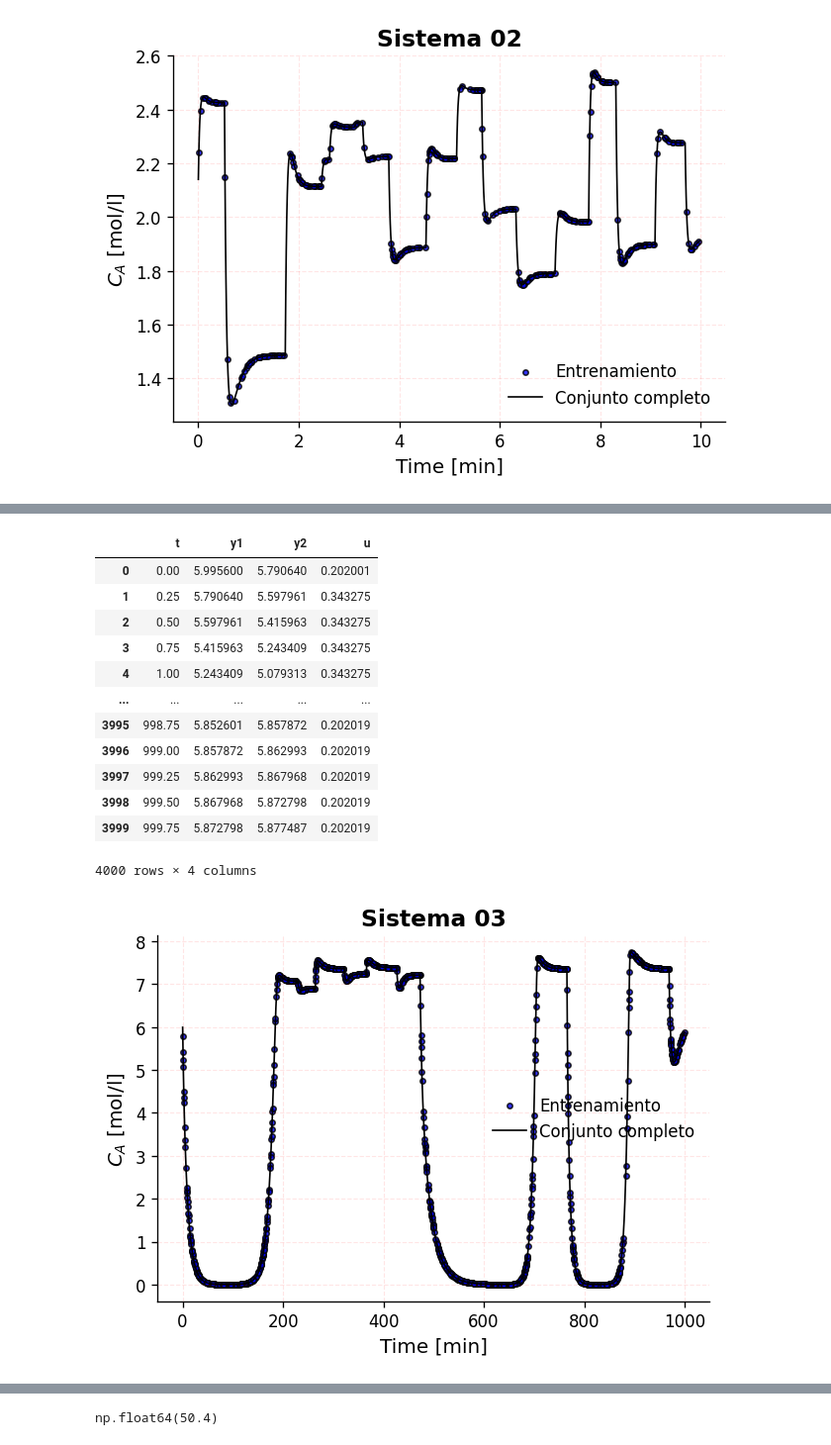
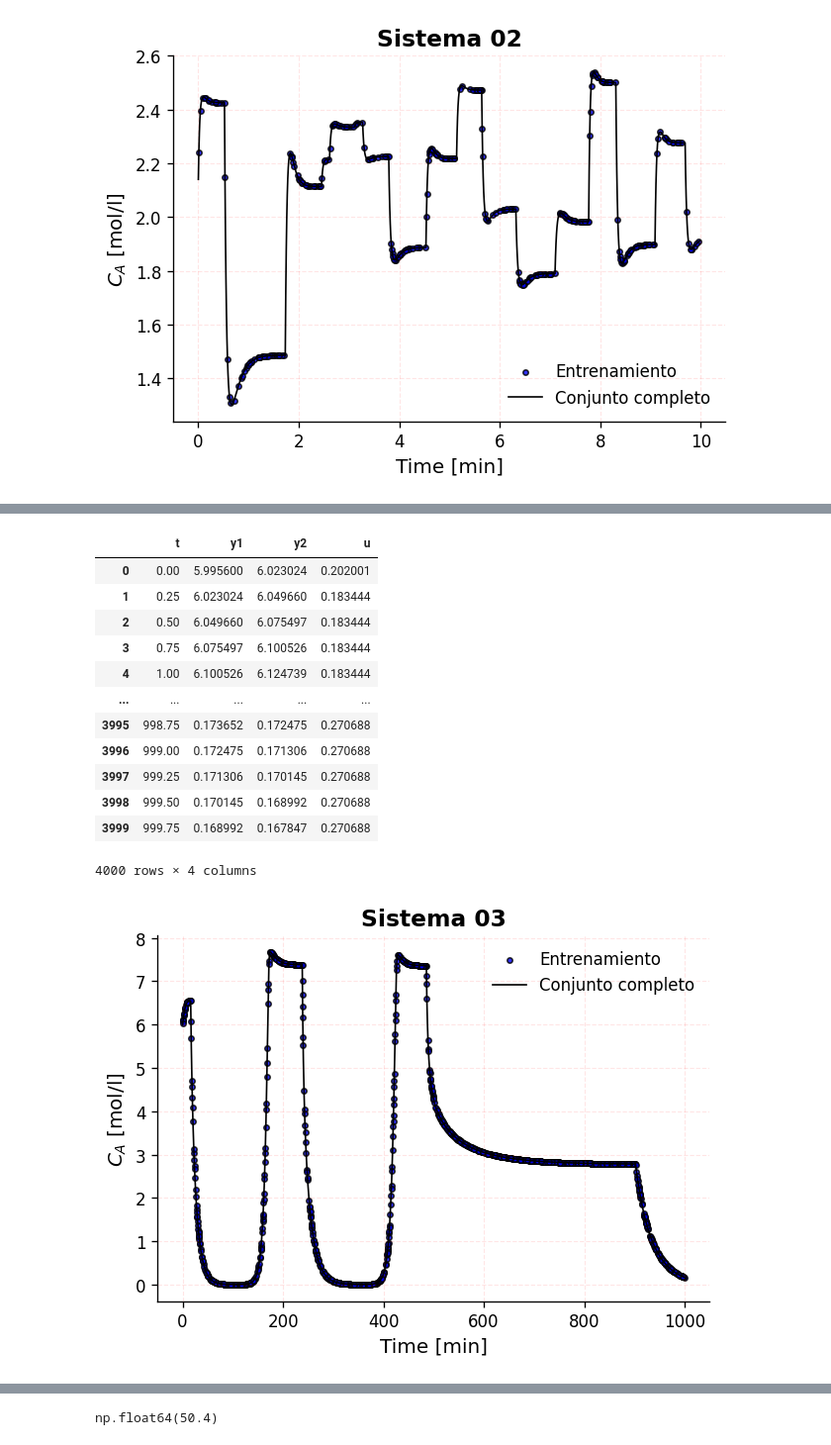
Before and after one commit to DrFaus/benckmark_nonlinear_systems, a Jupyter notebook: MedicionNoLinealidad/Nonlinear_Systems.ipynb, the cells around one changed output, grey strips where cells are left out. Shown at 99% size. Saved outputs shown, nothing was run; the diff lists cells and outputs as text; code cells hidden in the pictures.

```diff
--- a/MedicionNoLinealidad/Nonlinear_Systems.ipynb
+++ b/MedicionNoLinealidad/Nonlinear_Systems.ipynb
@@ -511,0 +810,6 @@ df
+# %%
+c, a, b = tuple(modelo.params)
+
+gs = arx1_to_Gs_analytic(a, b, 0.1)
+
+print(gs)
@@ -662,3 +1084,36 @@ df
 | 999 | 9.99 | 1.912773 | 1.913896 | 11.466696 |
 1000 rows × 4 columns
 [figure]
+# %%
+#@title Construncción del ARX
+
+## Importación y entrenamiento
+import statsmodels.api as sm
+x_constante = sm.add_constant(X_train[["y1", "u"]])
+modelo = sm.OLS(X_train["y2"], x_constante).fit()
+
+## Verificación
+yc = [y[0]]
+for i in range(df.shape[0] - 1):
+  x_iter = [1, yc[-1], u[i]]
+  yc.append(float(modelo.predict(x_iter)))
+df["arx"] = yc
+
+## Coeficiente de determinación
+from sklearn.metrics import r2_score
+r2 = r2_score(df["y2"], df["arx"])
+print(f'Coeficiente de determinación: {r2: 0.4f}\n')
+
+## Gráfico para comparar ARX con el modelo no lineal
+grafico_comparacion(
+    df["t"], df["y1"],
+    df["t"], df["arx"],
+    "Sistema 02",
+    "No lineal",
+    "Lineal",
+    "Time [min]",
+    "$C_A$ [mol/l]",
+    "system02_comparacion"
+    )
+
+df
@@ -719,8 +1275,9 @@ import pandas as pd
 from sklearn.model_selection import train_test_split
 
 import random
-semilla = 19
+# semilla = 19
 # semilla += 1
+semilla = 11
 random.seed(semilla)
 
 fun = system_03
@@ -749,41 +1306,41 @@ for iter in range(iteraciones):
     if iter == 0:
         qcr = qc + sigma * normalvariate();
     elif (contador > 10) and (abs(mean(y[iter-9:iter-3]) - mean(y[iter-2:iter-1])) < 0.0001):
         qcr = qc + sigma * normalvariate();
         contador = 0
     y1, y2, y3 = runge_kutta_3(fun, y1, y2, y3, qcr, tamanio_paso)
     y.append(y1)
     u.append(qcr)
 
 df = pd.DataFrame({"t":tiempo[:-1], "y1":y[:-1], "y2":y[1:], "u":u[:-1]})
 
 X = df[["t", "y1", "y2", "u"]]
 Y = df["y1"]
 X_train, X_test, Y_train, Y_test = train_test_split(X, Y, test_size=0.6666666666, random_state=42)
 
 grafico_sistema(
     X["t"], X["y1"],
     X_train["t"], X_train["y1"],
     "Sistema 03",
     "Entrenamiento",
     "Conjunto completo",
     "Time [min]",
     "$C_A$ [mol/l]",
     "system03"
     )
 df
 # %% [output]
 |  | t | y1 | y2 | u |
-| 0 | 0.00 | 5.995600 | 5.790640 | 0.202001 |
-| 1 | 0.25 | 5.790640 | 5.597961 | 0.343275 |
-| 2 | 0.50 | 5.597961 | 5.415963 | 0.343275 |
-| 3 | 0.75 | 5.415963 | 5.243409 | 0.343275 |
-| 4 | 1.00 | 5.243409 | 5.079313 | 0.343275 |
+| 0 | 0.00 | 5.995600 | 6.023024 | 0.202001 |
+| 1 | 0.25 | 6.023024 | 6.049660 | 0.183444 |
+| 2 | 0.50 | 6.049660 | 6.075497 | 0.183444 |
+| 3 | 0.75 | 6.075497 | 6.100526 | 0.183444 |
+| 4 | 1.00 | 6.100526 | 6.124739 | 0.183444 |
 | ... | ... | ... | ... | ... |
-| 3995 | 998.75 | 5.852601 | 5.857872 | 0.202019 |
-| 3996 | 999.00 | 5.857872 | 5.862993 | 0.202019 |
-| 3997 | 999.25 | 5.862993 | 5.867968 | 0.202019 |
-| 3998 | 999.50 | 5.867968 | 5.872798 | 0.202019 |
-| 3999 | 999.75 | 5.872798 | 5.877487 | 0.202019 |
+| 3995 | 998.75 | 0.173652 | 0.172475 | 0.270688 |
+| 3996 | 999.00 | 0.172475 | 0.171306 | 0.270688 |
+| 3997 | 999.25 | 0.171306 | 0.170145 | 0.270688 |
+| 3998 | 999.50 | 0.170145 | 0.168992 | 0.270688 |
+| 3999 | 999.75 | 0.168992 | 0.167847 | 0.270688 |
 4000 rows × 4 columns
-[figure, old version]
+[figure, new version]
```
Also changed, not shown: parts of 20 cells of this notebook.
